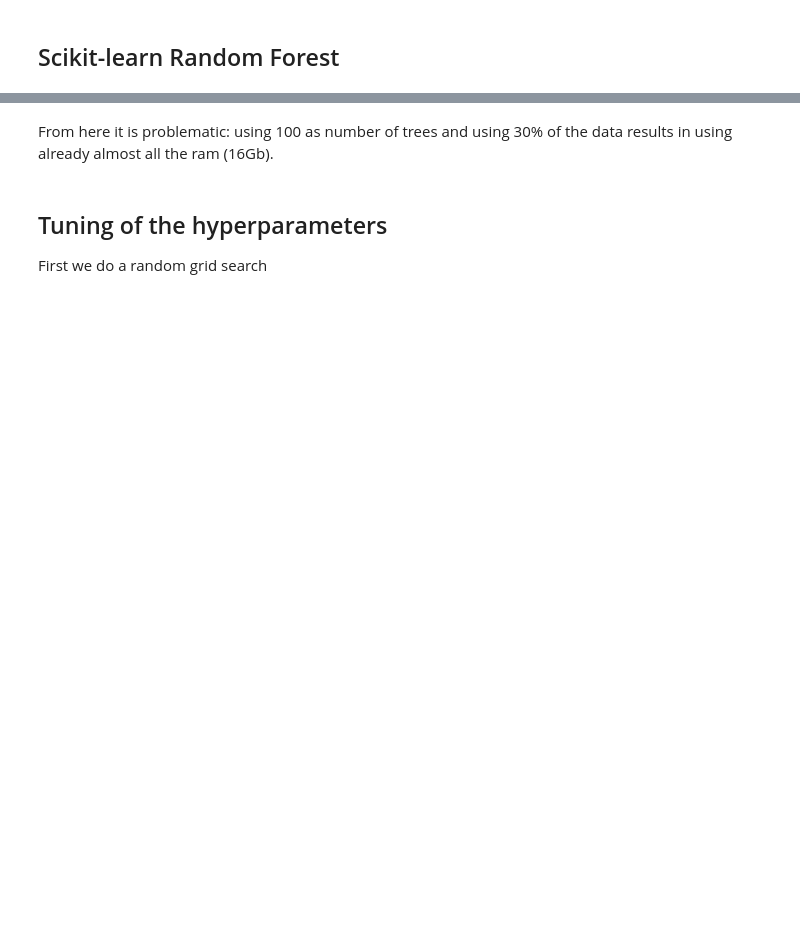
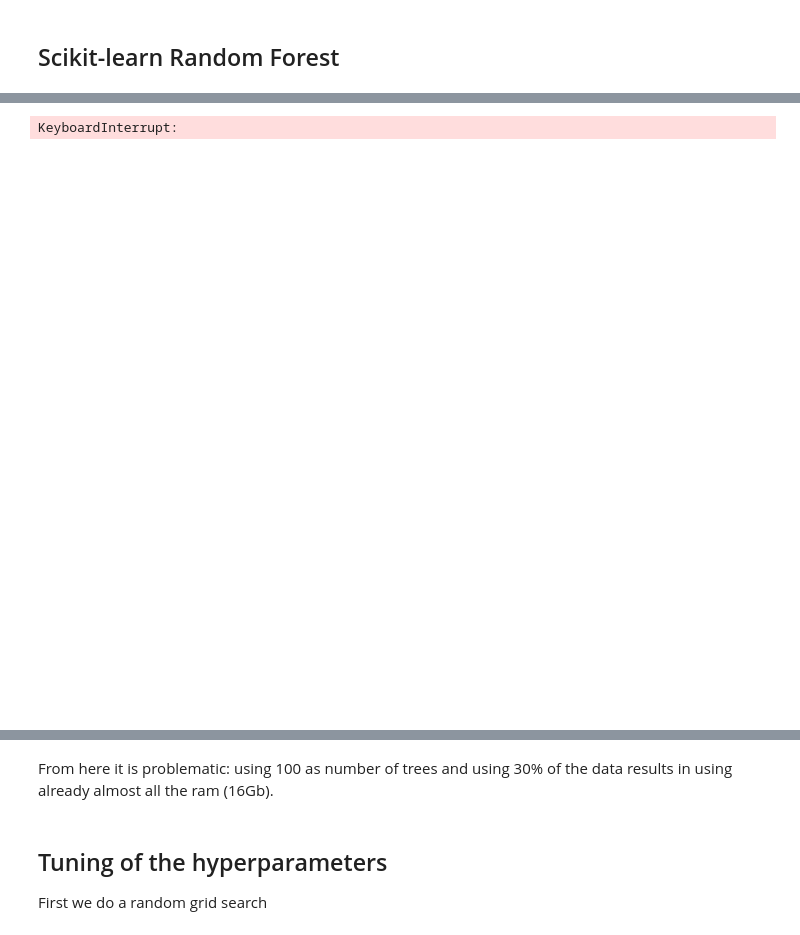
Before and after one commit to Bahadoram/Delay-Time-Dist.-of-Compact-Binary-Objects, a Jupyter notebook: random_forest.ipynb, the cells around one changed output, grey strips where cells are left out. Cells and saved outputs as stored; diff of their text form; code cells hidden in the pictures; blank space fills up the shorter version.

```diff
--- a/random_forest.ipynb
+++ b/random_forest.ipynb
@@ -186,3 +212,11 @@ ax.grid(ls='dotted', lw=2)
+# %%
+plt.figure(figsize=(20,20))
+_ = tree.plot_tree(regressor.estimators_[0],
+                   feature_names=['Mass_0', 'Mass_1', 'Semimajor', 'Eccentricity', 'Z', 'alpha'],
+                   filled=True)
+# %% [output]
+KeyboardInterrupt:
+[figure, added]
 # %%
 dot_data = export_graphviz(regressor.estimators_[0],
                            feature_names=['Mass_0', 'Mass_1', 'Semimajor', 'Eccentricity', 'Z', 'alpha'],
```
Also changed, not shown: parts of 14 cells of this notebook.
